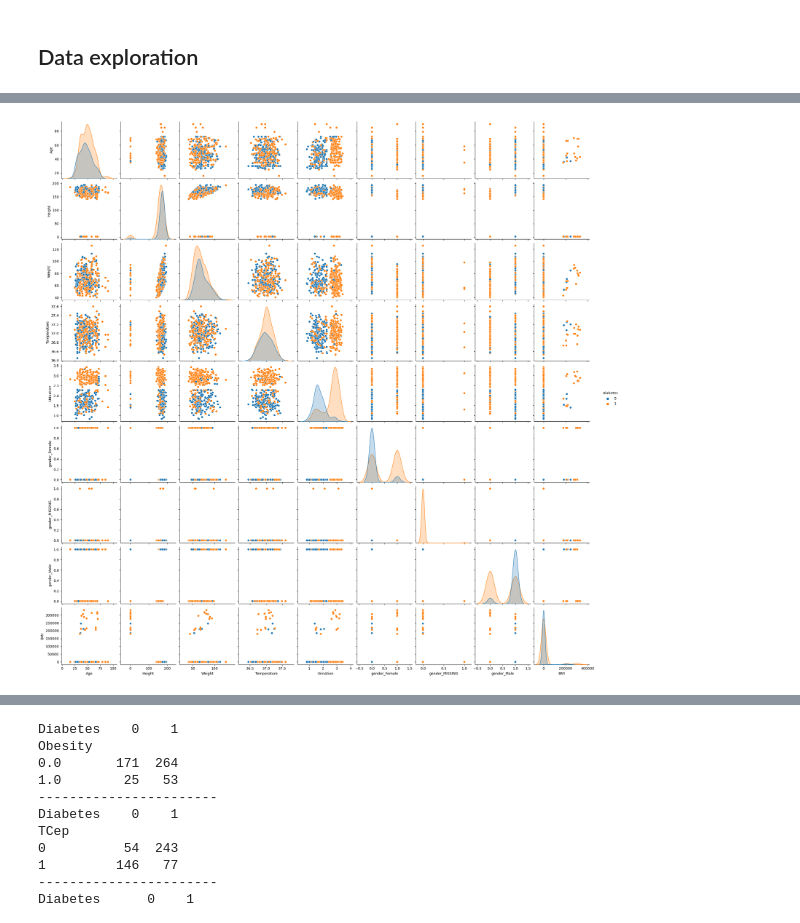
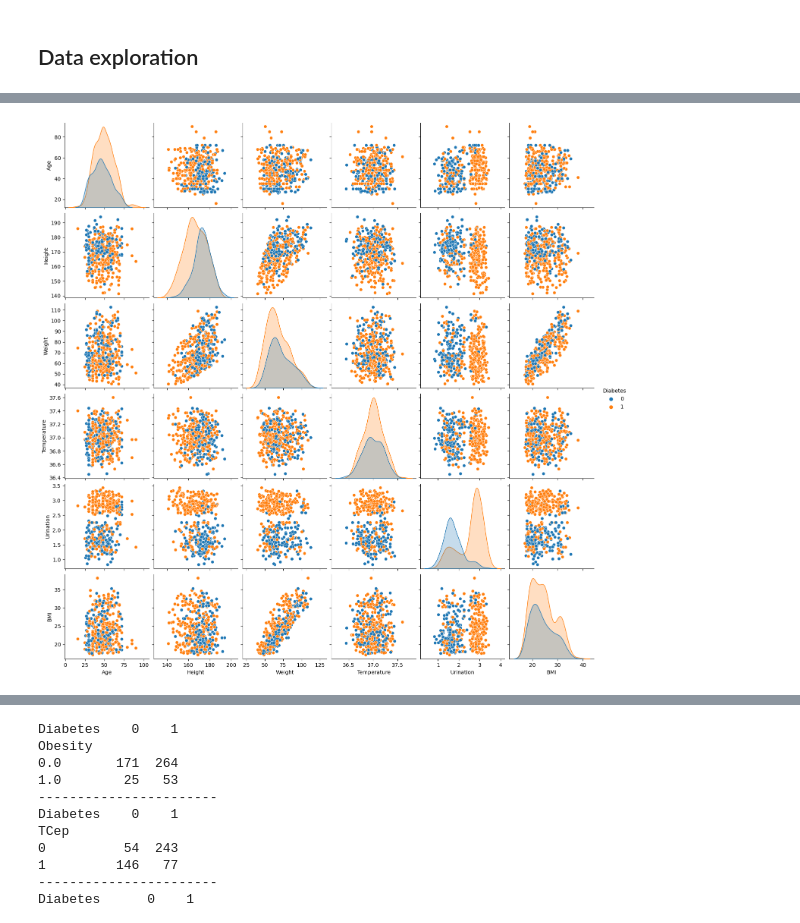
Before and after one commit to Even-tr/IN-STK5000-9000-Project-1, a Jupyter notebook: NotebookV2.ipynb, the cells around one changed output, grey strips where cells are left out. Saved outputs shown, nothing was run; the diff lists cells and outputs as text; code cells hidden in the pictures.

Commit message:
fixed bug where one hot encoded variables where not present in both train and test

```diff
--- a/NotebookV2.ipynb
+++ b/NotebookV2.ipynb
@@ -60,3 +69,6 @@ diabetes = diabetes.drop_duplicates(keep='first')
+# %%
+# we want to fill early s.t. there are no Na-s beyond this point
+diabetes[cat_features + ['Gender']] = diabetes[cat_features+ ['Gender']].fillna('MISSING')
 # %% [markdown]
 # Summary reports
 # %% [markdown]
@@ -175,10 +189,6 @@ test[binary_features] = test[binary_features].fillna(0)
 ### Missing Categorical
 # %% [markdown]
 It makes no sense to consider 'Gender' as a binary feature where we can default it to 0. In addition, there might exist a gender bias in the data collection, and including it as missing might mitigate or reveal it later.
-# %%
-# we want to fill early s.t. there are no Na-s beyond this point
-train[cat_features + ['Gender']] = train[cat_features+ ['Gender']].fillna('MISSING')
-test[cat_features + ['Gender']] = test[cat_features+ ['Gender']].fillna('MISSING')
 # %% [markdown]
 ### Missing numeric
 # %%
@@ -196,8 +206,20 @@ Henceforth, we may assume both train and test data contains no Na-s, drastically
 # %% [markdown]
 ## Encoding
 # %%
-gender_dummies = pd.get_dummies(train['Gender'], prefix='gender')
-train = train.join(pd.get_dummies(train['Gender'], prefix='gender'))
-test = test.join(pd.get_dummies(test['Gender'], prefix='gender'))
+gender_dummies_train = pd.get_dummies(train['Gender'], prefix='gender')
+train = train.join(gender_dummies_train)
 
-one_hot_features['Gender'] = list(gender_dummies.columns)
+gender_dummies_test = pd.get_dummies(test['Gender'], prefix='gender')
+
+test = test.join(gender_dummies_test)
+
+one_hot_features['Gender'] = list(set(list(gender_dummies_train.columns) + list(gender_dummies_test.columns)))
+# %%
+# Add one hot variable column to train/test if it exists for one, but not the other adn fill with 0
+for i in list(gender_dummies_train):
+    if i not in gender_dummies_test:
+        test[i] = 0
+
+for i in list(gender_dummies_test):
+    if i not in gender_dummies_train:
+        train[i] = 0
@@ -326,10 +373,11 @@ train['Age'].plot.hist(bins=20)
 # %%
 # After encoding, pair-plotting diabetes is messed up, because it tries to make 23*23 plots?
 # need to drop the binaries from DF plotted.
-train_plot = train.drop(binary_features , axis=1)
+# train_plot = train.drop(binary_features , axis=1)
+train_plot = train[num_features + ['BMI', 'Diabetes']]
 
 #diabetes_plot = train.drop('Gender', axis=1)
 g = sns.pairplot(train_plot, hue='Diabetes')
 # %% [output]
-[figure, old version]
+[figure, new version]
 # %%
```
Also changed, not shown: parts of 27 cells of this notebook.
